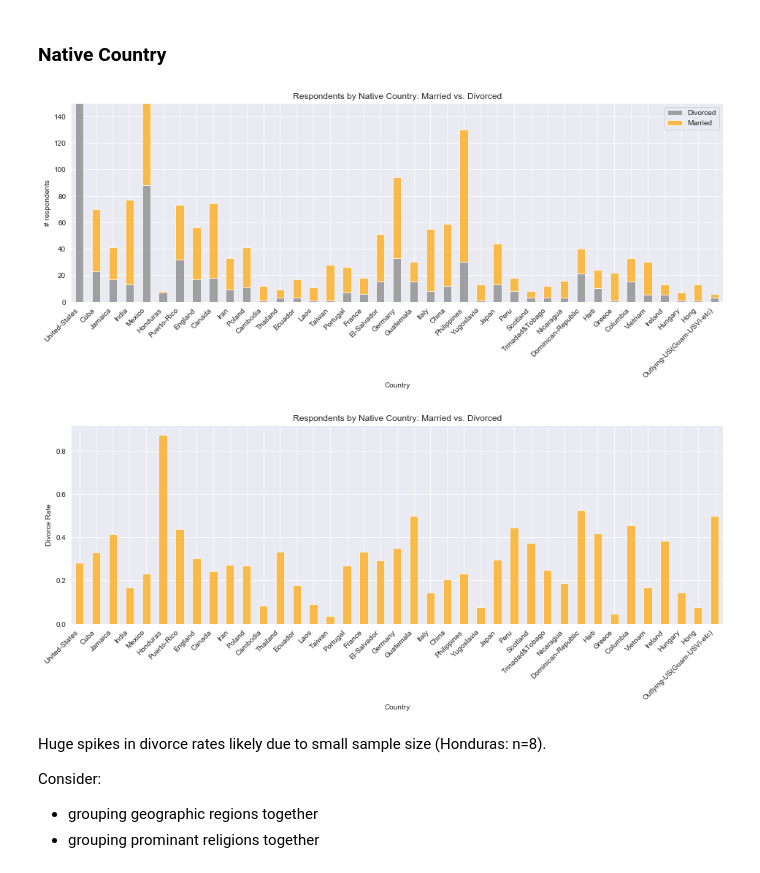
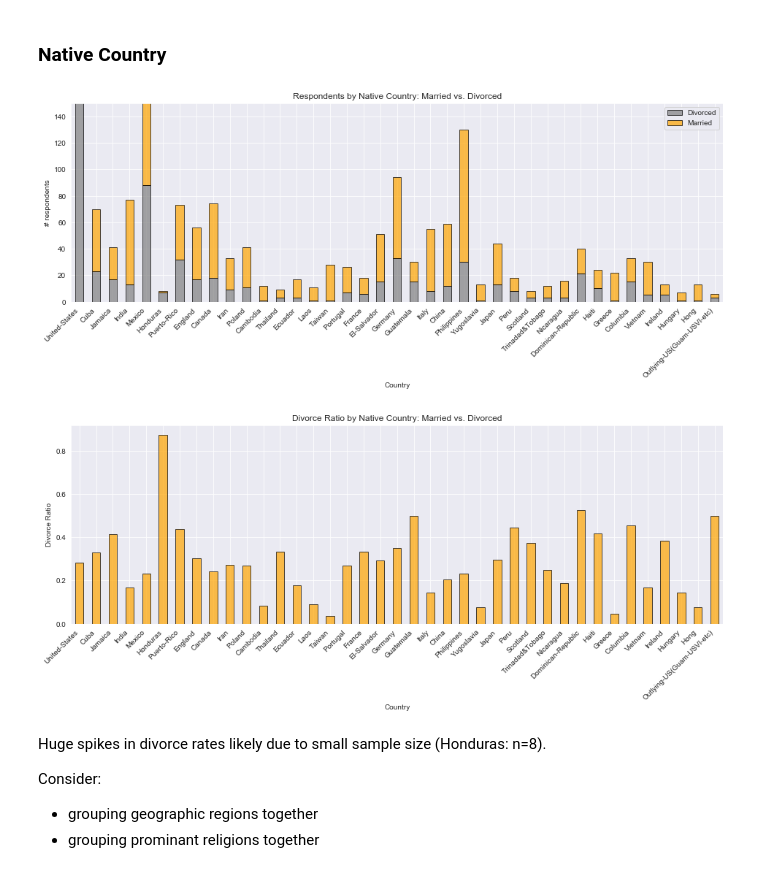
Before and after one commit to davebletsch/Marraige_Success_Predictor, a Jupyter notebook: EDA.ipynb, the cells around one changed output. Saved outputs shown, nothing was run; the diff lists cells and outputs as text; code cells hidden in the pictures.

```diff
--- a/EDA.ipynb
+++ b/EDA.ipynb
@@ -26,10 +9,0 @@ columns_dis = ['workclass', 'education_num', 'occupation',
-# %%
-# Remove leading white space in text columns
-df.workclass      = df.workclass.str.strip()
-df.education      = df.education.str.strip()
-df.marital_status = df.marital_status.str.strip()
-df.occupation     = df.occupation.str.strip()
-df.race           = df.race.str.strip()
-df.sex            = df.sex.str.strip()
-df.native_country = df.native_country.str.strip()
-df.income         = df.income.str.strip()
@@ -42,3 +9,0 @@ df.shape
-# %%
-# drop 24 duplicate rows
-df.drop_duplicates(keep='first', inplace=True)
@@ -376,12 +284,12 @@ plt.show()
 ### Native Country
 # %%
 # Changed the order of the x-axis to match the earlier visualizations
-country_order = df4.native_country.unique()
+country_order = df.native_country.unique()
 
-country_married = df4.groupby(['native_country','marital_status']).native_country.count().unstack()
+country_married = df.groupby(['native_country','marital_status']).native_country.count().unstack()
 c1 = country_married.loc[country_order].plot(kind = 'bar', stacked = True, figsize=(16,5),
                    title = 'Respondents by Native Country: Married vs. Divorced',
-                   color = ['grey','orange'], alpha = .70)
+                   color = ['grey','orange'], edgecolor='black', alpha = .70)
 
 c1.set_xlabel('Country')
 c1.set_xticklabels(country_order, rotation=45, ha='right')
@@ -390,9 +298,9 @@ c1.set_ylim(top=150)
 c1.legend(['Divorced','Married'])
 plt.show()
 # %% [output]
-[figure, old version]
+[figure, new version]
 # %%
-country_counts = pd.DataFrame(df4.native_country.value_counts())
+country_counts = pd.DataFrame(df.native_country.value_counts())
 country_splits = pd.DataFrame(country_married)
 country_counts_df = country_counts.merge(country_splits, left_index=True, right_on='native_country')
 country_counts_df['total'] = country_counts_df.native_country
@@ -400,18 +308,18 @@ country_counts_df['total'] = country_counts_df.native_country
 country_counts_df['divorce_rate'] = country_counts_df.loc[:,0]/country_counts_df.loc[:,'total']
 # %%
 # Changed the order of the x-axis to match the earlier visualizations
-country_order = df4.native_country.unique()
+country_order = df.native_country.unique()
 
 c2 = country_counts_df['divorce_rate'].loc[country_order].plot(kind = 'bar', figsize=(16,5),
-                   title = 'Respondents by Native Country: Married vs. Divorced',
-                   color = ['orange'], alpha = .70)
+                   title = 'Divorce Ratio by Native Country: Married vs. Divorced',
+                   color = ['orange'], edgecolor='black', alpha = .70)
 
 c2.set_xlabel('Country')
 c2.set_xticklabels(country_order, rotation=45, ha='right')
-c2.set_ylabel('Divorce Rate')
+c2.set_ylabel('Divorce Ratio')
 plt.show()
 # %% [output]
-[figure, old version]
+[figure, new version]
 # %% [markdown]
 Huge spikes in divorce rates likely due to small sample size (Honduras: n=8).
 
```
Also changed, not shown: parts of 115 cells of this notebook, 2 other files.
